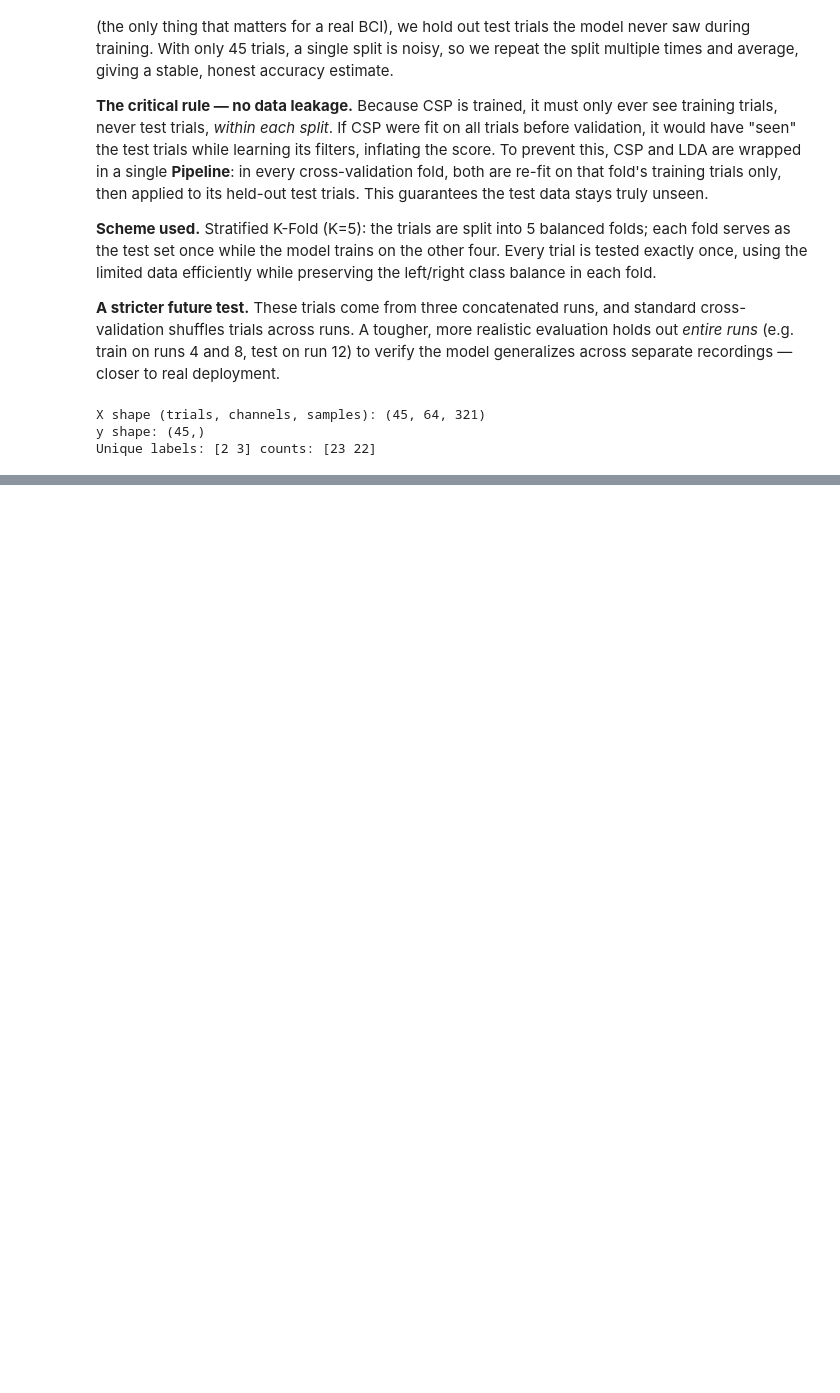
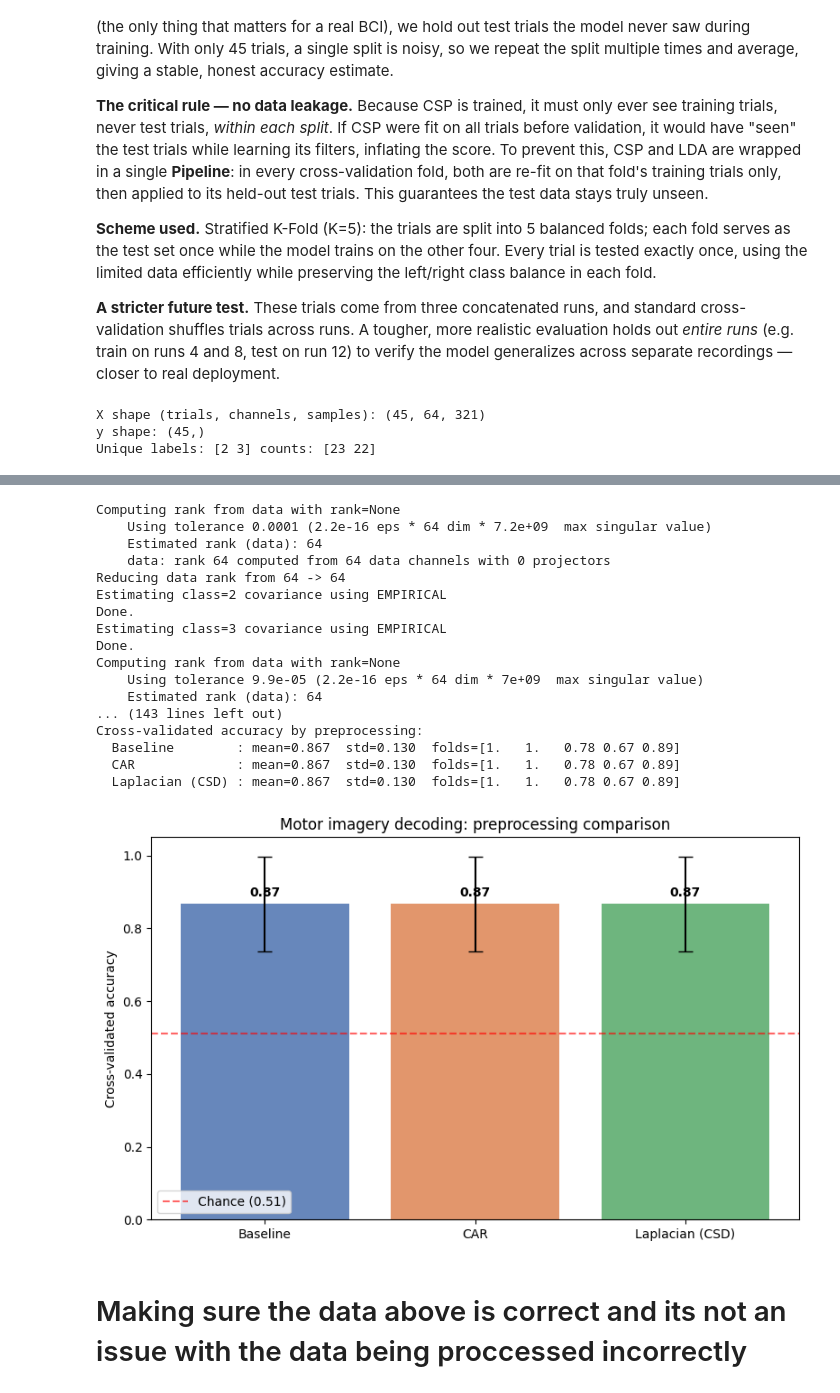
Before and after one commit to IbeeckC/EEG_BCI-pi, a Jupyter notebook: notebooks/01_physionet.ipynb, the cells around one changed output, grey strips where cells are left out. Drawn from its saved outputs; the diff is of its cells as text; code cells hidden in the pictures; blank space fills up the shorter version.

```diff
--- a/notebooks/01_physionet.ipynb
+++ b/notebooks/01_physionet.ipynb
@@ -706,0 +735,80 @@ Chance level: 0.511
+# %%
+# EXPERIMENT: baseline vs CAR vs Laplacian (CSD), all evaluated identically
+from mne.preprocessing import compute_current_source_density
+
+def build_epochs(raw_source, spatial=None):
+    """Apply an optional spatial filter, then notch+bandpass, then epoch."""
+    r = raw_source.copy()
+    if spatial == 'car':
+        r.set_eeg_reference('average', verbose=False)
+    r.notch_filter(60.0, picks='eeg', verbose=False)
+    r.filter(8.0, 30.0, picks='eeg', verbose=False)
+    ep = mne.Epochs(r, events, event_id=epoch_event_id,
+                    tmin=0.5, tmax=2.5, baseline=None,
+                    picks='eeg', preload=True, verbose=False)
+    if spatial == 'laplacian':
+        ep = compute_current_source_density(ep, verbose=False)
+    return ep
+
+# Build the three datasets
+ep_base = build_epochs(raw_mi, spatial=None)
+ep_car  = build_epochs(raw_mi, spatial='car')
+ep_lap  = build_epochs(raw_mi, spatial='laplacian')
+
+# Shared evaluation function
+def evaluate(ep):
+    Xe = ep.get_data(copy=False)
+    ye = ep.events[:, -1]
+    pipe = Pipeline([('CSP', CSP(n_components=6, reg=None, log=True, norm_trace=False)),
+                     ('LDA', LinearDiscriminantAnalysis())])
+    cv = StratifiedKFold(n_splits=5, shuffle=True, random_state=42)
+    return cross_val_score(pipe, Xe, ye, cv=cv, scoring='accuracy')
+
+results = {
+    'Baseline':  evaluate(ep_base),
+    'CAR':       evaluate(ep_car),
+    'Laplacian (CSD)': evaluate(ep_lap),
+}
+
+# Report
+print("Cross-validated accuracy by preprocessing:")
+for name, sc in results.items():
+    print(f"  {name:16s}: mean={sc.mean():.3f}  std={sc.std():.3f}  folds={np.round(sc,2)}")
+
+# Side-by-side bar chart with error bars
+fig, ax = plt.subplots(figsize=(8, 5))
+names = list(results.keys())
+means = [results[n].mean() for n in names]
+stds  = [results[n].std() for n in names]
+bars = ax.bar(names, means, yerr=stds, capsize=6,
+              color=['#4C72B0', '#DD8452', '#55A868'], alpha=0.85)
+ax.axhline(0.511, color='red', linestyle='--', alpha=0.6, label='Chance (0.51)')
+ax.set_ylabel('Cross-validated accuracy')
+ax.set_title('Motor imagery decoding: preprocessing comparison')
+ax.set_ylim(0, 1.05)
+for bar, m in zip(bars, means):
+    ax.text(bar.get_x()+bar.get_width()/2, m+0.02, f'{m:.2f}', ha='center', fontweight='bold')
+ax.legend()
+plt.tight_layout()
+plt.show()
+# %% [output]
+Computing rank from data with rank=None
+    Using tolerance 0.0001 (2.2e-16 eps * 64 dim * 7.2e+09  max singular value)
+    Estimated rank (data): 64
+    data: rank 64 computed from 64 data channels with 0 projectors
+Reducing data rank from 64 -> 64
+Estimating class=2 covariance using EMPIRICAL
+Done.
+Estimating class=3 covariance using EMPIRICAL
+Done.
+Computing rank from data with rank=None
+    Using tolerance 9.9e-05 (2.2e-16 eps * 64 dim * 7e+09  max singular value)
+    Estimated rank (data): 64
+... (143 lines left out)
+Cross-validated accuracy by preprocessing:
+  Baseline        : mean=0.867  std=0.130  folds=[1.   1.   0.78 0.67 0.89]
+  CAR             : mean=0.867  std=0.130  folds=[1.   1.   0.78 0.67 0.89]
+  Laplacian (CSD) : mean=0.867  std=0.130  folds=[1.   1.   0.78 0.67 0.89]
+[figure, added]
+# %% [markdown]
+# Making sure the data above is correct and its not an issue with the data being proccessed incorrectly
```
Also changed, not shown: parts of 11 cells of this notebook.
